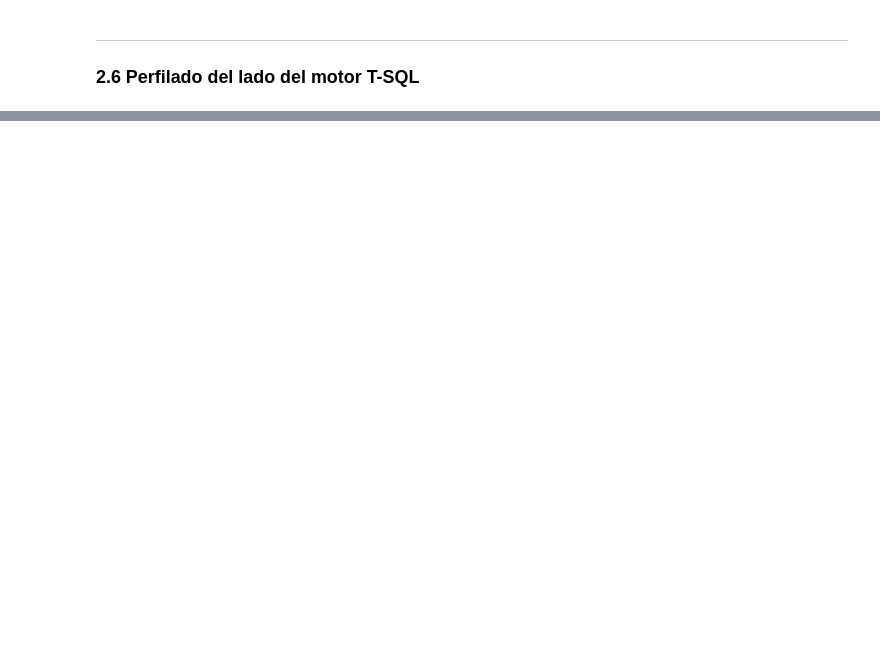
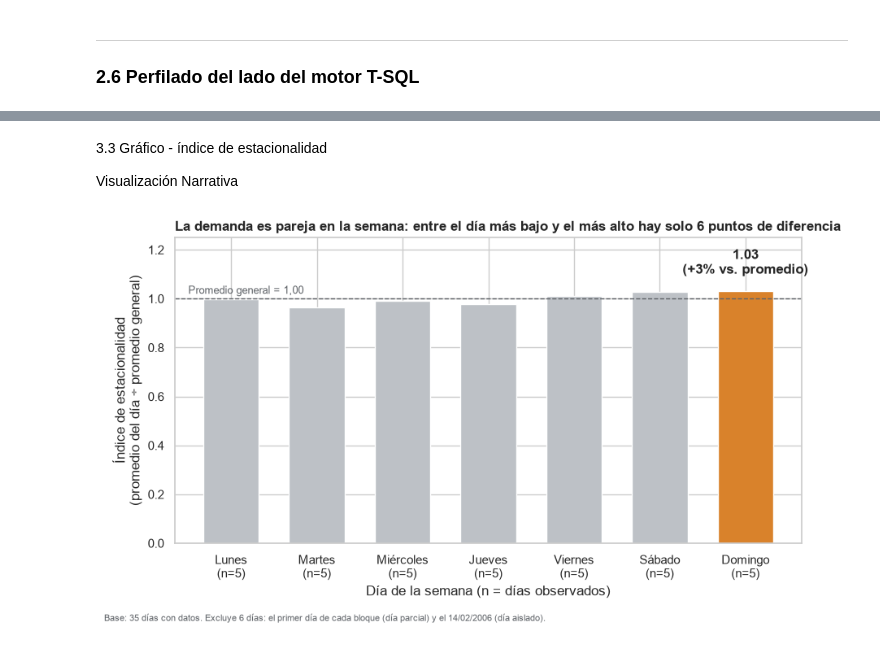
Before and after one commit to EliAyelen/tp2-equipo3, a Jupyter notebook: notebooks/analisis.ipynb, the cells around one changed output, grey strips where cells are left out. Saved outputs shown, nothing was run; the diff lists cells and outputs as text; code cells hidden in the pictures; blank space fills up the shorter version.

```diff
--- a/notebooks/analisis.ipynb
+++ b/notebooks/analisis.ipynb
@@ -607,0 +1038,52 @@ COMPARACIÓN DE CONTROLES DE CALIDAD: T-SQL VS. PANDAS
+# %% [markdown]
+3.3 Gráfico - índice de estacionalidad
+
+Visualización Narrativa
+# %%
+# Día con mayor índice
+pos_max = int(estacionalidad["indice_alquileres"].to_numpy().argmax())
+dia_max = estacionalidad.loc[pos_max, "dia_semana"]
+valor_max = estacionalidad.loc[pos_max, "indice_alquileres"]
+
+# Color Naranja como destacado, el resto gris
+x = np.arange(len(estacionalidad))
+colores = np.where(x == pos_max, COLOR_DESTACADO, "#BDC1C6")
+etiquetas = (estacionalidad["dia_semana"] + "\n(n="
+             + estacionalidad["dias_observados"].astype(str) + ")")
+
+fig, ax = plt.subplots(figsize=(9, 5))
+ax.bar(x, estacionalidad["indice_alquileres"], color=colores, width=0.65)
+
+# Referencia: 1,00 = día promedio (etiqueta a la izquierda, lejos del día destacado)
+ax.axhline(1, color=COLOR_NOTA, linewidth=1, linestyle="--")
+ax.text(-0.5, 1.01, "Promedio general = 1,00",
+        ha="left", va="bottom", fontsize=9, color=COLOR_NOTA)
+
+# Anotación del dato clave
+ax.annotate(f"{valor_max:.2f}\n({valor_max - 1:+.0%} vs. promedio)",
+            xy=(pos_max, valor_max), xytext=(0, 12), textcoords="offset points",
+            ha="center", va="bottom", fontweight="bold")
+
+# Ejes y título (eje desde 0: barras sin truncar)
+ax.set_xticks(x, etiquetas)
+ax.set_ylim(0, max(1.25, valor_max * 1.2))
+ax.set_xlabel("Día de la semana (n = días observados)")
+ax.set_ylabel("Índice de estacionalidad\n(promedio del día ÷ promedio general)")
+rango = (estacionalidad["indice_alquileres"].max()
+         - estacionalidad["indice_alquileres"].min()) * 100
+ax.set_title(f"La demanda es pareja en la semana: entre el día más bajo y el más alto "
+             f"hay solo {rango:.0f} puntos de diferencia",
+             loc="left", fontweight="bold")
+
+fig.text(0.01, -0.02,
+         f"Base: {len(base)} días con datos. Excluye {len(DIAS_EXCLUIDOS)} días: el primer día "
+         "de cada bloque (día parcial) y el 14/02/2006 (día aislado).",
+         fontsize=8, color=COLOR_NOTA)
+
+# --- Exportar PNG a 150 dpi ---
+fig.tight_layout()
+fig.savefig(os.path.join(CARPETA_GRAFICOS, "g2_indice_estacionalidad.png"),
+            dpi=150, bbox_inches="tight")
+plt.show()
+# %% [output]
+[figure, added]
```
Also changed, not shown: parts of 22 cells of this notebook, 8 other files.
